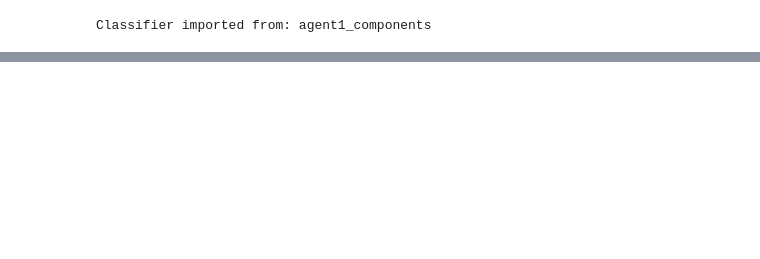
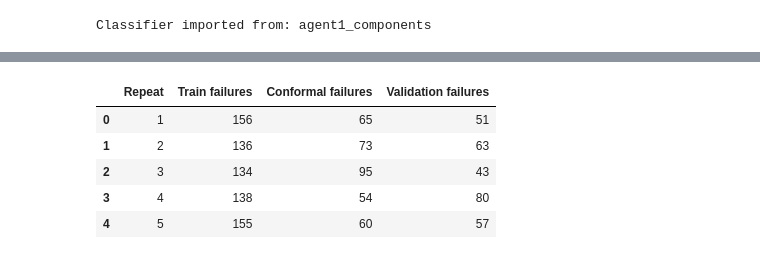
Before and after one commit to melinahou/Agent_1, a Jupyter notebook: pipeline_Agent1.ipynb, the cells around one changed output, grey strips where cells are left out. Saved outputs shown, nothing was run; the diff lists cells and outputs as text; code cells hidden in the pictures; blank space fills up the shorter version.

```diff
--- a/pipeline_Agent1.ipynb
+++ b/pipeline_Agent1.ipynb
@@ -2310,0 +2761,89 @@ Skipped samples: 0
+# %%
+# ============================================================================
+# 9.3I - Repeated group-safe conformal split Development only - 5 repetitions
+# ============================================================================
+
+from sklearn.model_selection import GroupShuffleSplit
+import pandas as pd
+
+cp_repeated_splits = []
+
+for repeat in range(5):
+
+    seed = RANDOM_STATE + 100 + repeat
+
+    # 48 training Systems / 48 remaining Systems
+    split_outer = GroupShuffleSplit(
+        n_splits=1,
+        test_size=0.50,
+        random_state=seed
+    )
+
+    idx_train, idx_rest = next(
+        split_outer.split(
+            X_dev, y_dev, groups=groups_dev
+        )
+    )
+
+    # 24 conformal / 24 validation Systems
+    split_inner = GroupShuffleSplit(
+        n_splits=1,
+        test_size=0.50,
+        random_state=seed + 1000
+    )
+
+    idx_conf_local, idx_val_local = next(
+        split_inner.split(
+            X_dev.iloc[idx_rest],
+            y_dev.iloc[idx_rest],
+            groups=groups_dev.iloc[idx_rest]
+        )
+    )
+
+    idx_conf = idx_rest[idx_conf_local]
+    idx_val = idx_rest[idx_val_local]
+
+    g_train = set(groups_dev.iloc[idx_train])
+    g_conf = set(groups_dev.iloc[idx_conf])
+    g_val = set(groups_dev.iloc[idx_val])
+    g_test = set(groups_test)
+
+    assert g_train.isdisjoint(g_conf)
+    assert g_train.isdisjoint(g_val)
+    assert g_conf.isdisjoint(g_val)
+    assert (g_train | g_conf | g_val).isdisjoint(g_test)
+
+    assert len(g_train) == 48
+    assert len(g_conf) == 24
+    assert len(g_val) == 24
+
+    for idx in [idx_train, idx_conf, idx_val]:
+        assert y_dev.iloc[idx].nunique() == 2
+
+    cp_repeated_splits.append({
+        "train": idx_train,
+        "conf": idx_conf,
+        "val": idx_val
+    })
+
+summary = []
+
+for i, split in enumerate(cp_repeated_splits, 1):
+    summary.append({
+        "Repeat": i,
+        "Train failures": int(
+            y_dev.iloc[split["train"]].sum()
+        ),
+        "Conformal failures": int(
+            y_dev.iloc[split["conf"]].sum()
+        ),
+        "Validation failures": int(
+            y_dev.iloc[split["val"]].sum()
+        )
+    })
+
+print("=== REPEATED CONFORMAL SPLITS ===")
+display(pd.DataFrame(summary))
+print("\nAll group isolation checks passed.")
+print("Independent test: NOT USED")
+# %% [output]
@@ -2310,0 +2851,6 @@ Skipped samples: 0
+|  | Repeat | Train failures | Conformal failures | Validation failures |
+| 0 | 1 | 156 | 65 | 51 |
+| 1 | 2 | 136 | 73 | 63 |
+| 2 | 3 | 134 | 95 | 43 |
+| 3 | 4 | 138 | 54 | 80 |
+| 4 | 5 | 155 | 60 | 57 |
```
Also changed, not shown: parts of 96 cells of this notebook.
